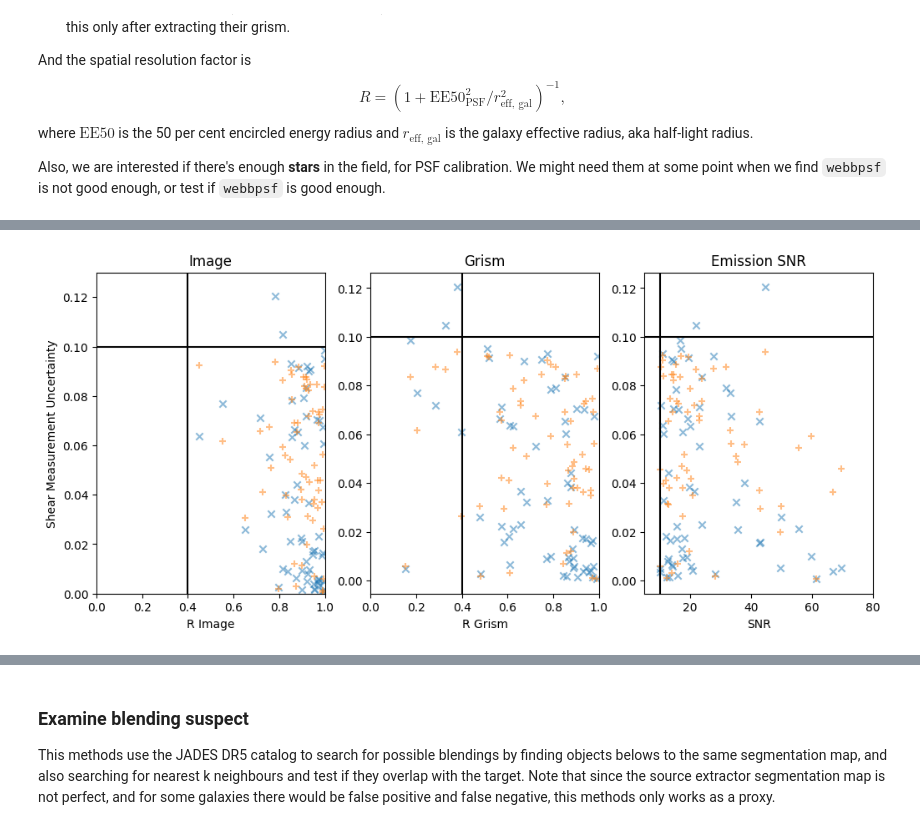
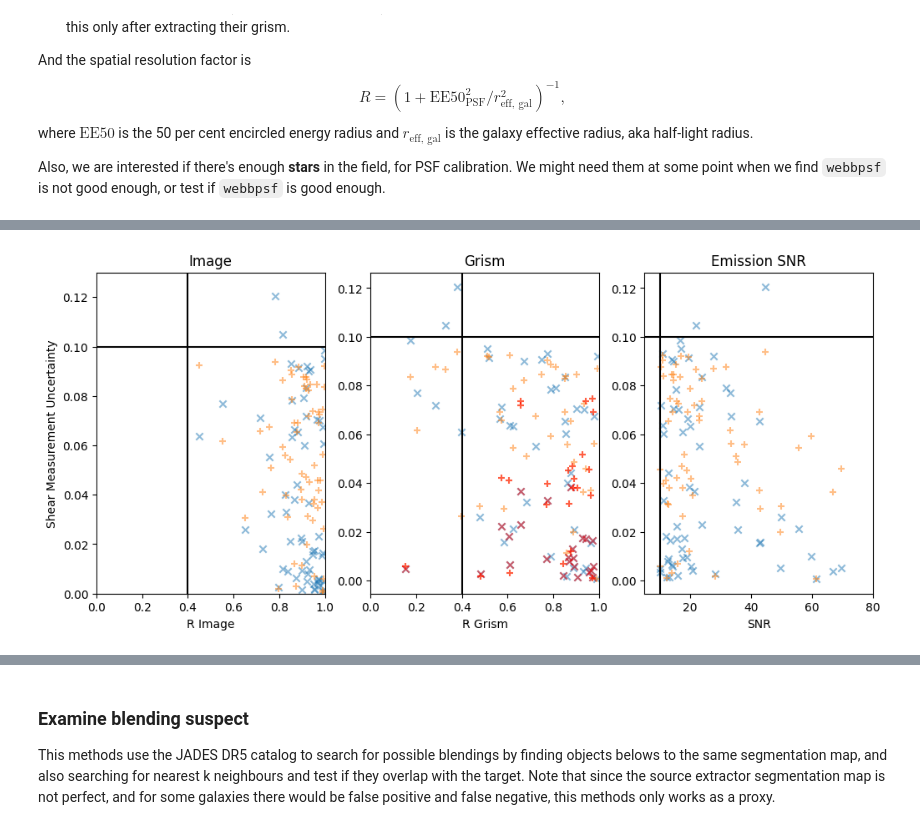
Before and after one commit to KinematicLensing/JWST_KL_workflow, a Jupyter notebook: notebook/Preliminary_Target_Selection.ipynb, the cells around one changed output, grey strips where cells are left out. Drawn from its saved outputs; the diff is of its cells as text; code cells hidden in the pictures.

```diff
--- a/notebook/Preliminary_Target_Selection.ipynb
+++ b/notebook/Preliminary_Target_Selection.ipynb
@@ -145,27 +143,31 @@ preliminary_KL_res = Table.read("/home/u17/jiachuanxu/kl-tools/notebooks/JWST_no
 # %%
 R_image = get_spatial_resolution_factor(hlr=preliminary_KL_res['hlr_disk_MAP'], psf_EE50=PSF_EE50_register["F444W"])
 R_grism = get_spatial_resolution_factor(hlr=preliminary_KL_res['em_hlr_MAP'], psf_EE50=PSF_EE50_register["F444W"])
 
 fig, axes = plt.subplots(1, 3, figsize=(12, 5))
 
 axes[0].scatter(R_image, preliminary_KL_res['gx_std'], alpha=0.5, marker='x')
 axes[0].scatter(R_image, preliminary_KL_res['g+_std'], alpha=0.5, marker='+')
 axes[1].scatter(R_grism, preliminary_KL_res['gx_std'], alpha=0.5, marker='x')
 axes[1].scatter(R_grism, preliminary_KL_res['g+_std'], alpha=0.5, marker='+')
 axes[2].scatter(preliminary_KL_res["em_SNR"], preliminary_KL_res['gx_std'], alpha=0.5, marker='x')
 axes[2].scatter(preliminary_KL_res["em_SNR"], preliminary_KL_res['g+_std'], alpha=0.5, marker='+')
 
+_mask_ = (preliminary_KL_res["em_SNR"] < 30) & (preliminary_KL_res['gx_std'] < 0.04)
+axes[1].scatter(R_grism[_mask_], preliminary_KL_res['gx_std'][_mask_], alpha=0.5, marker='x', color='red')
+axes[1].scatter(R_grism[_mask_], preliminary_KL_res['g+_std'][_mask_], alpha=0.5, marker='+', color='red')
+
 axes[0].axvline(0.4 , color='k')
 axes[0].axhline(0.1, color='k')
 axes[1].axvline(0.4 , color='k')
 axes[1].axhline(0.1, color='k')
 axes[2].axvline(10 , color='k')
 axes[2].axhline(0.1, color='k')
 
 axes[0].set(title="Image", xlabel="R Image", xlim=[0,1])
 axes[0].set(ylabel="Shear Measurement Uncertainty", ylim=[0, 0.13])
 axes[1].set(title="Grism", xlabel="R Grism", xlim=[0,1])
 axes[2].set(title="Emission SNR", xlabel="SNR", xlim=[5, 80])
 plt.show()
 # %% [output]
-[figure, old version]
+[figure, new version]
```
Also changed, not shown: parts of 12 cells of this notebook, 1 other file.
